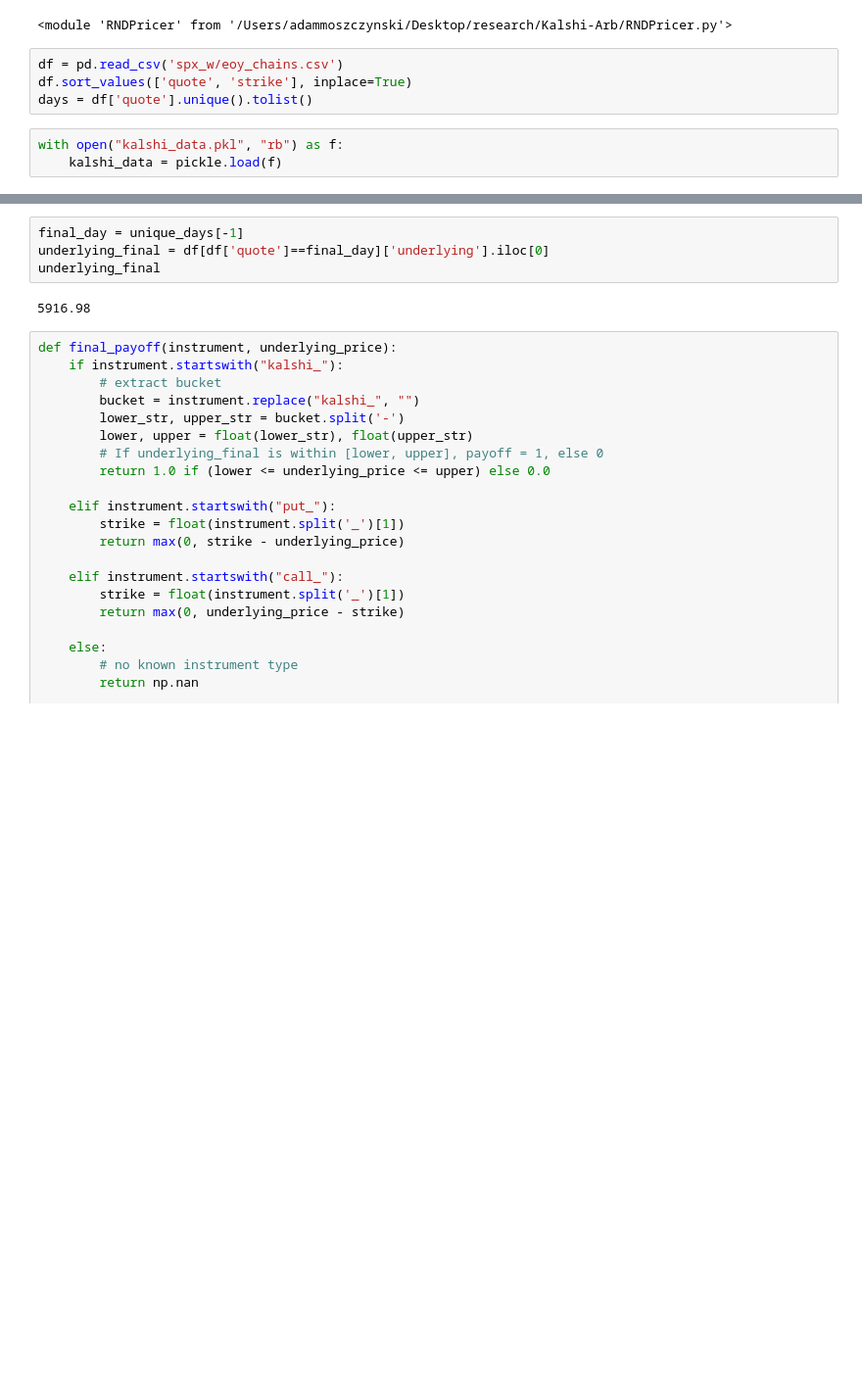
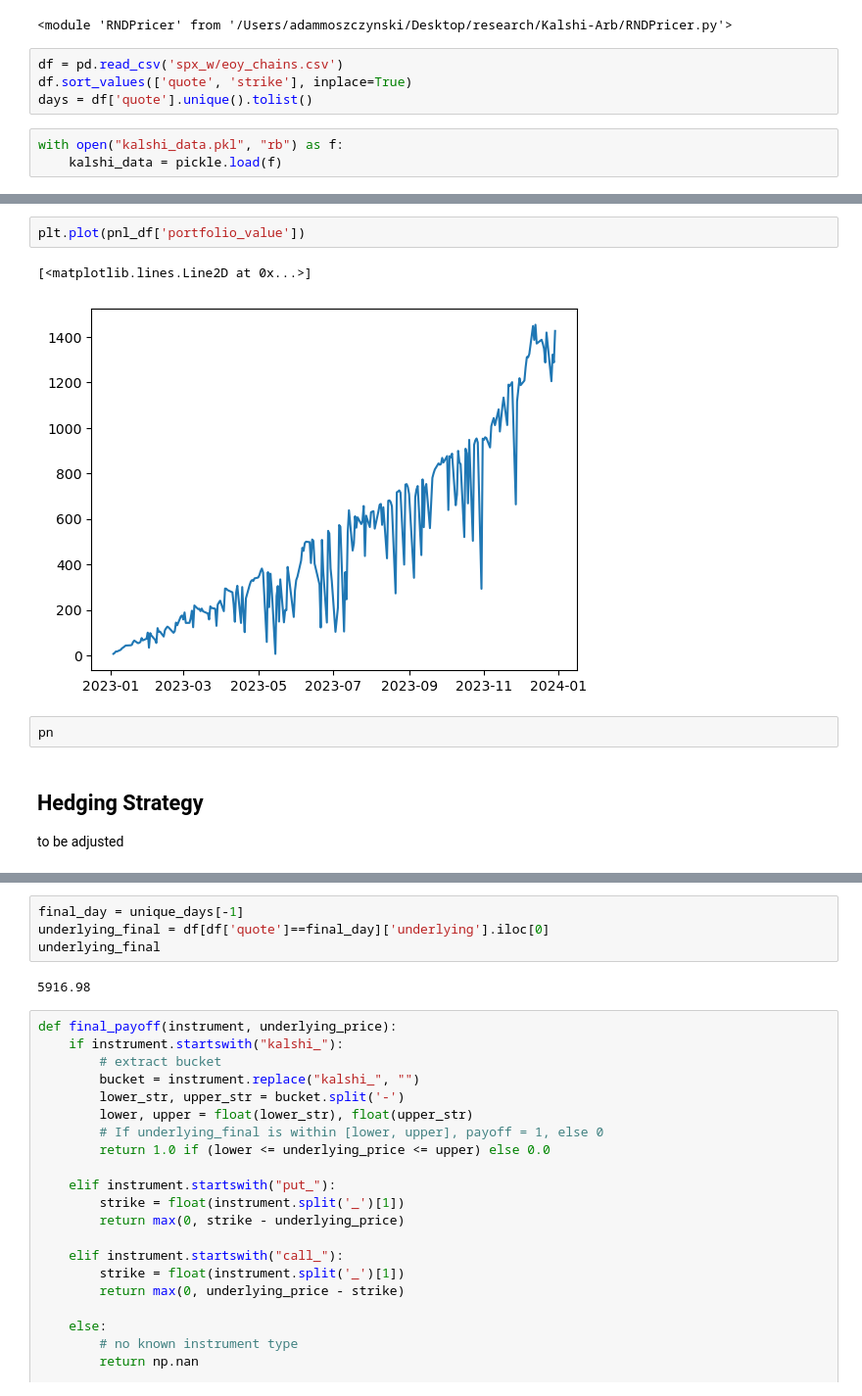
Before and after one commit to amoszczynski/kalshi-arb, a Jupyter notebook: strategy_test.ipynb, the cells around one changed output, grey strips where cells are left out. Shown: that part at 98% size. Drawn from its saved outputs; the diff is of its cells as text; blank space fills up the shorter version.

Commit message:
fixes to RND, new strat

```diff
--- a/strategy_test.ipynb
+++ b/strategy_test.ipynb
@@ -294,0 +294,10 @@ pnl_df
+# %%
+plt.plot(pnl_df['portfolio_value'])
+# %% [output]
+[<matplotlib.lines.Line2D at 0x...>]
+[figure, added]
+# %%
+pn
+# %% [markdown]
+## Hedging Strategy
+to be adjusted
```
Also changed, not shown: parts of 16 cells of this notebook, 1 other file.
